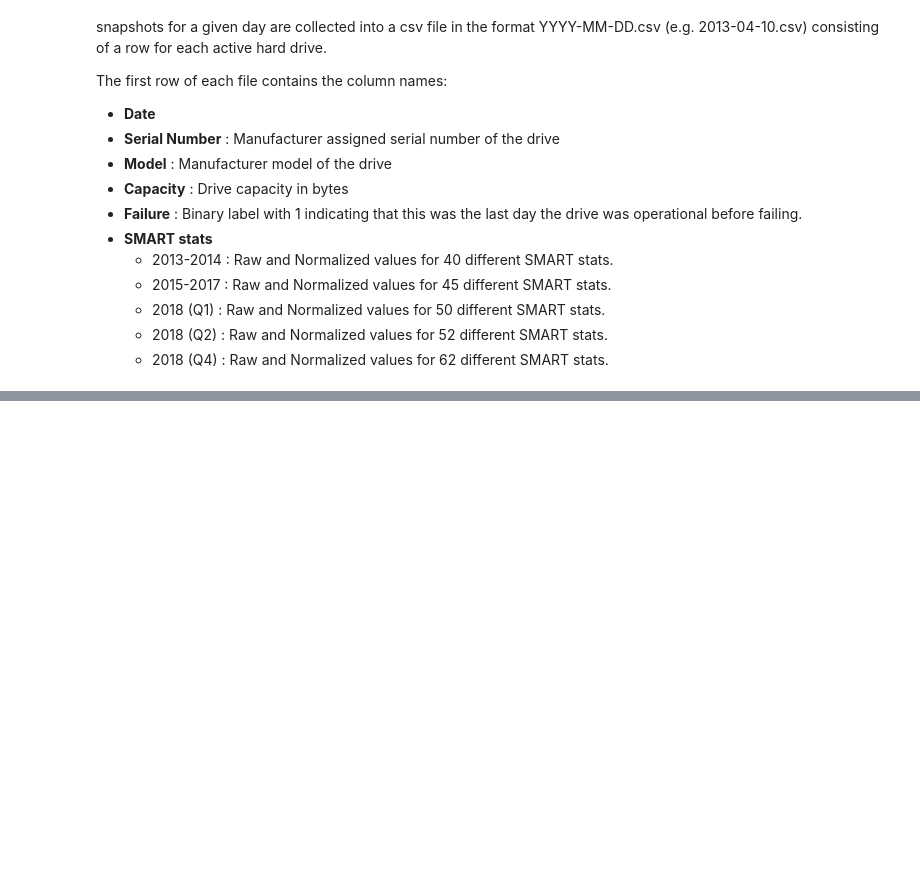
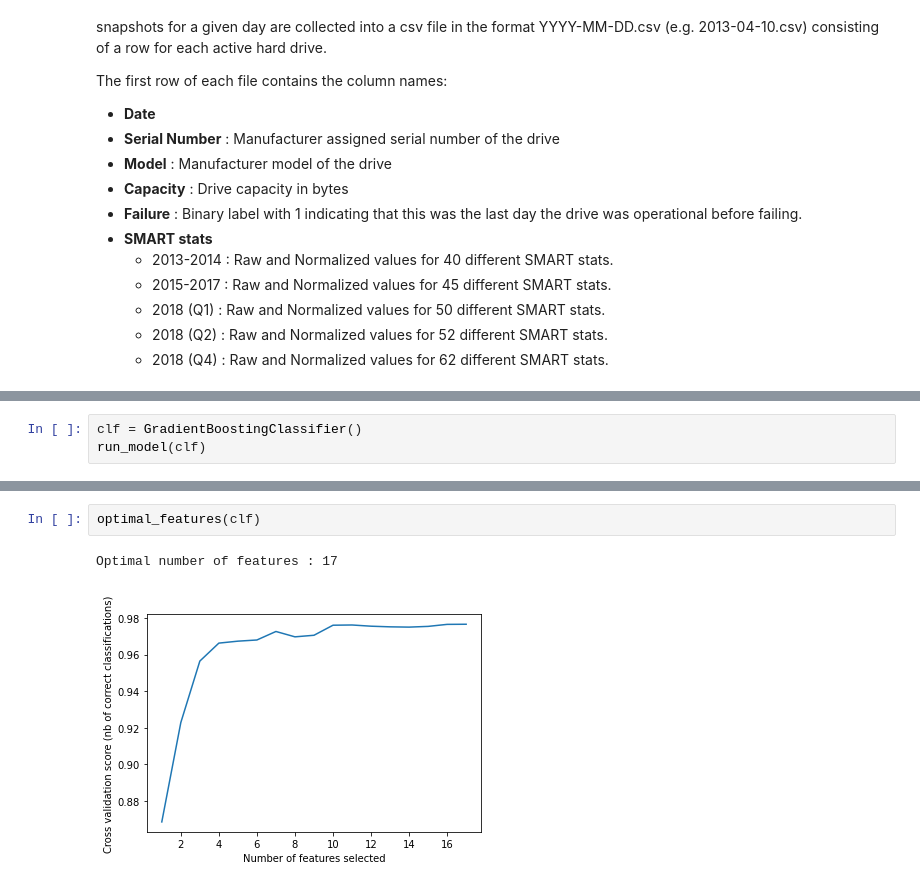
Before and after one commit to Kuebic/Thinkful, a Jupyter notebook: 22_SL_Capstone/22.2b_Capstone_Report.ipynb, the cells around one changed output, grey strips where cells are left out. Saved outputs shown, nothing was run; the diff lists cells and outputs as text; blank space fills up the shorter version.

```diff
--- a/22_SL_Capstone/22.2b_Capstone_Report.ipynb
+++ b/22_SL_Capstone/22.2b_Capstone_Report.ipynb
@@ -59,0 +397,3 @@ The first row of each file contains the column names:
+# %%
+clf = GradientBoostingClassifier()
+run_model(clf)
@@ -59,0 +421,5 @@ The first row of each file contains the column names:
+# %%
+optimal_features(clf)
+# %% [output]
+Optimal number of features : 17
+[figure, added]
```
Also changed, not shown: parts of 45 cells of this notebook, 1 other file.
